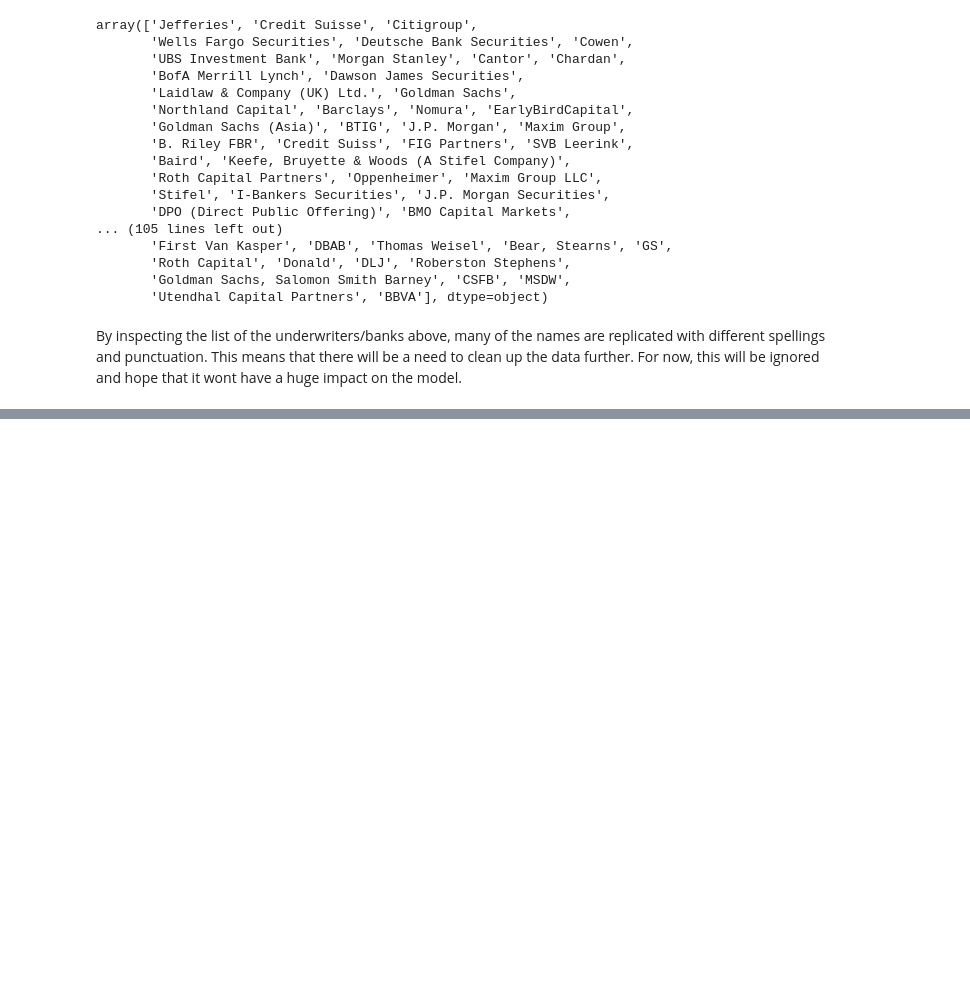
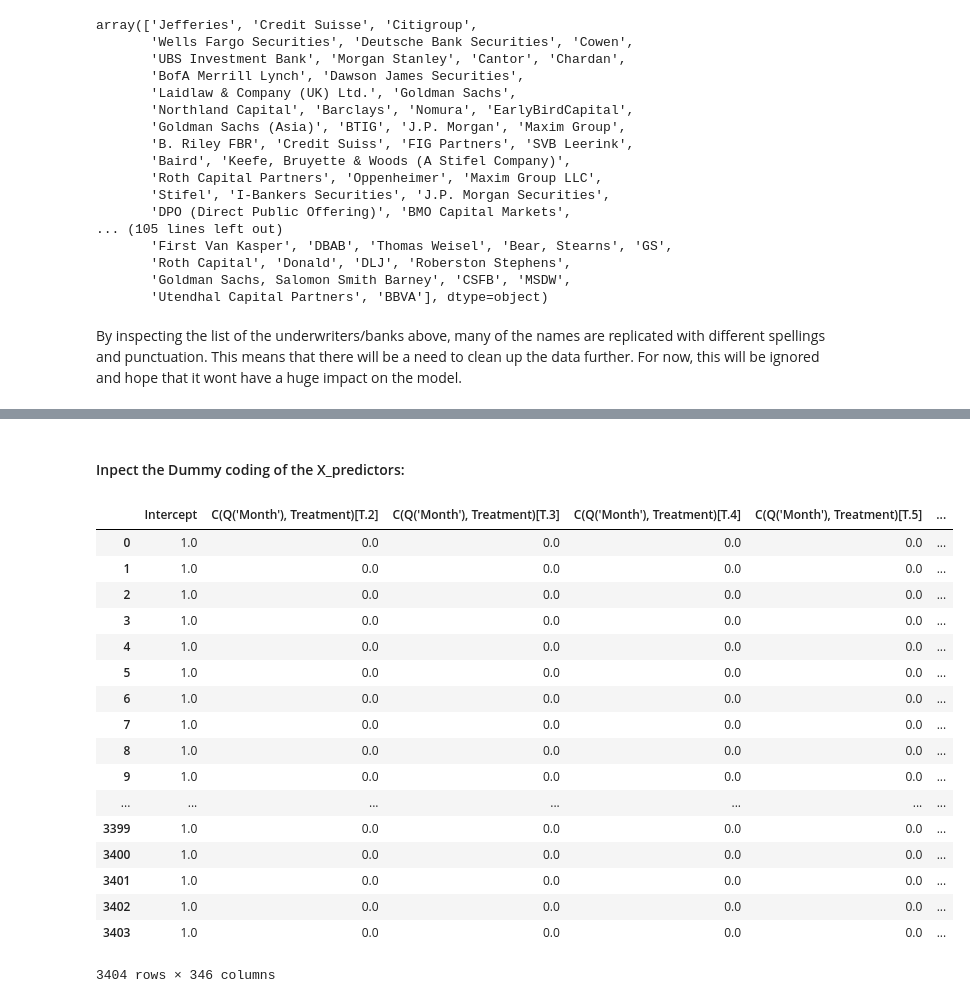
Before and after one commit to ylee9107/ML_app_Forecast_IPOmarket, a Jupyter notebook: ML_app_Forecast_IPOmarket.ipynb, the cells around one changed output, grey strips where cells are left out. Cells and saved outputs as stored; diff of their text form; code cells hidden in the pictures; blank space fills up the shorter version.

```diff
--- a/ML_app_Forecast_IPOmarket.ipynb
+++ b/ML_app_Forecast_IPOmarket.ipynb
@@ -488,0 +521,25 @@ By inspecting the list of the underwriters/banks above, many of the names are re
+# %%
+X_predictors = dmatrix("Q('Opening Gap % Chg') + C(Q('Month'), Treatment) + C(Q('Day of Week'), Treatment) + Q('Mgr Count') + Q('Lead Mgr') + Q('Offer Price') + C(Q('Star Rating'), Treatment)", df_ipo, return_type = 'dataframe')
+# %% [markdown]
+#### Inpect the Dummy coding of the X_predictors:
+# %%
+X_predictors
+# %% [output]
+|  | Intercept | C(Q('Month'), Treatment)[T.2] | C(Q('Month'), Treatment)[T.3] | C(Q('Month'), Treatment)[T.4] | C(Q('Month'), Treatment)[T.5] | ... |
+| 0 | 1.0 | 0.0 | 0.0 | 0.0 | 0.0 | ... |
+| 1 | 1.0 | 0.0 | 0.0 | 0.0 | 0.0 | ... |
+| 2 | 1.0 | 0.0 | 0.0 | 0.0 | 0.0 | ... |
+| 3 | 1.0 | 0.0 | 0.0 | 0.0 | 0.0 | ... |
+| 4 | 1.0 | 0.0 | 0.0 | 0.0 | 0.0 | ... |
+| 5 | 1.0 | 0.0 | 0.0 | 0.0 | 0.0 | ... |
+| 6 | 1.0 | 0.0 | 0.0 | 0.0 | 0.0 | ... |
+| 7 | 1.0 | 0.0 | 0.0 | 0.0 | 0.0 | ... |
+| 8 | 1.0 | 0.0 | 0.0 | 0.0 | 0.0 | ... |
+| 9 | 1.0 | 0.0 | 0.0 | 0.0 | 0.0 | ... |
+| ... | ... | ... | ... | ... | ... | ... |
+| 3399 | 1.0 | 0.0 | 0.0 | 0.0 | 0.0 | ... |
+| 3400 | 1.0 | 0.0 | 0.0 | 0.0 | 0.0 | ... |
+| 3401 | 1.0 | 0.0 | 0.0 | 0.0 | 0.0 | ... |
+| 3402 | 1.0 | 0.0 | 0.0 | 0.0 | 0.0 | ... |
+| 3403 | 1.0 | 0.0 | 0.0 | 0.0 | 0.0 | ... |
+3404 rows × 346 columns
```
Also changed, not shown: parts of 13 cells of this notebook.
